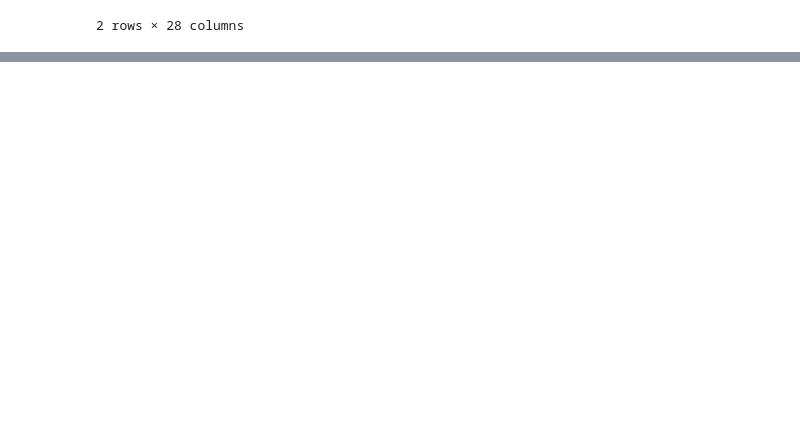
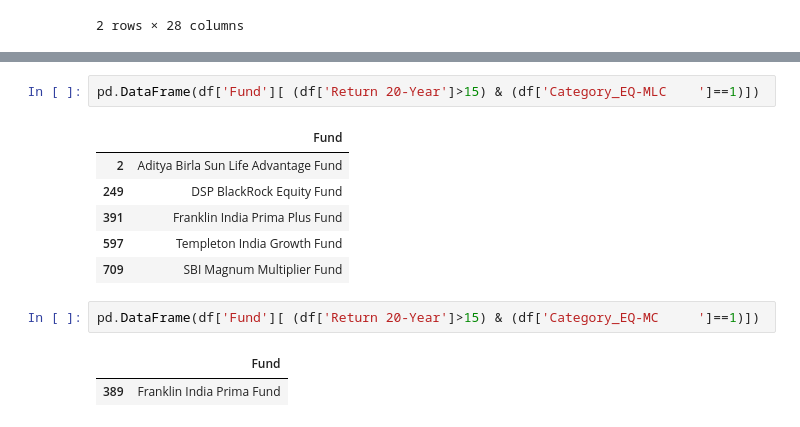
Before and after one commit to MritunjayMohitesh/SIP_return_analysis, a Jupyter notebook: sip_analysis.ipynb, the cells around one changed output, grey strips where cells are left out. Drawn from its saved outputs; the diff is of its cells as text; blank space fills up the shorter version.

```diff
--- a/sip_analysis.ipynb
+++ b/sip_analysis.ipynb
@@ -260,0 +379,14 @@ df[df['Return 1-Year']>65]   #both belong to Category_EQ-SC(Small Cap equity sip
+# %%
+pd.DataFrame(df['Fund'][ (df['Return 20-Year']>15) & (df['Category_EQ-MLC    ']==1)])
+# %% [output]
+|  | Fund |
+| 2 | Aditya Birla Sun Life Advantage Fund |
+| 249 | DSP BlackRock Equity Fund |
+| 391 | Franklin India Prima Plus Fund |
+| 597 | Templeton India Growth Fund |
+| 709 | SBI Magnum Multiplier Fund |
+# %%
+pd.DataFrame(df['Fund'][ (df['Return 20-Year']>15) & (df['Category_EQ-MC     ']==1)])
+# %% [output]
+|  | Fund |
+| 389 | Franklin India Prima Fund |
```
Also changed, not shown: parts of 7 cells of this notebook.
